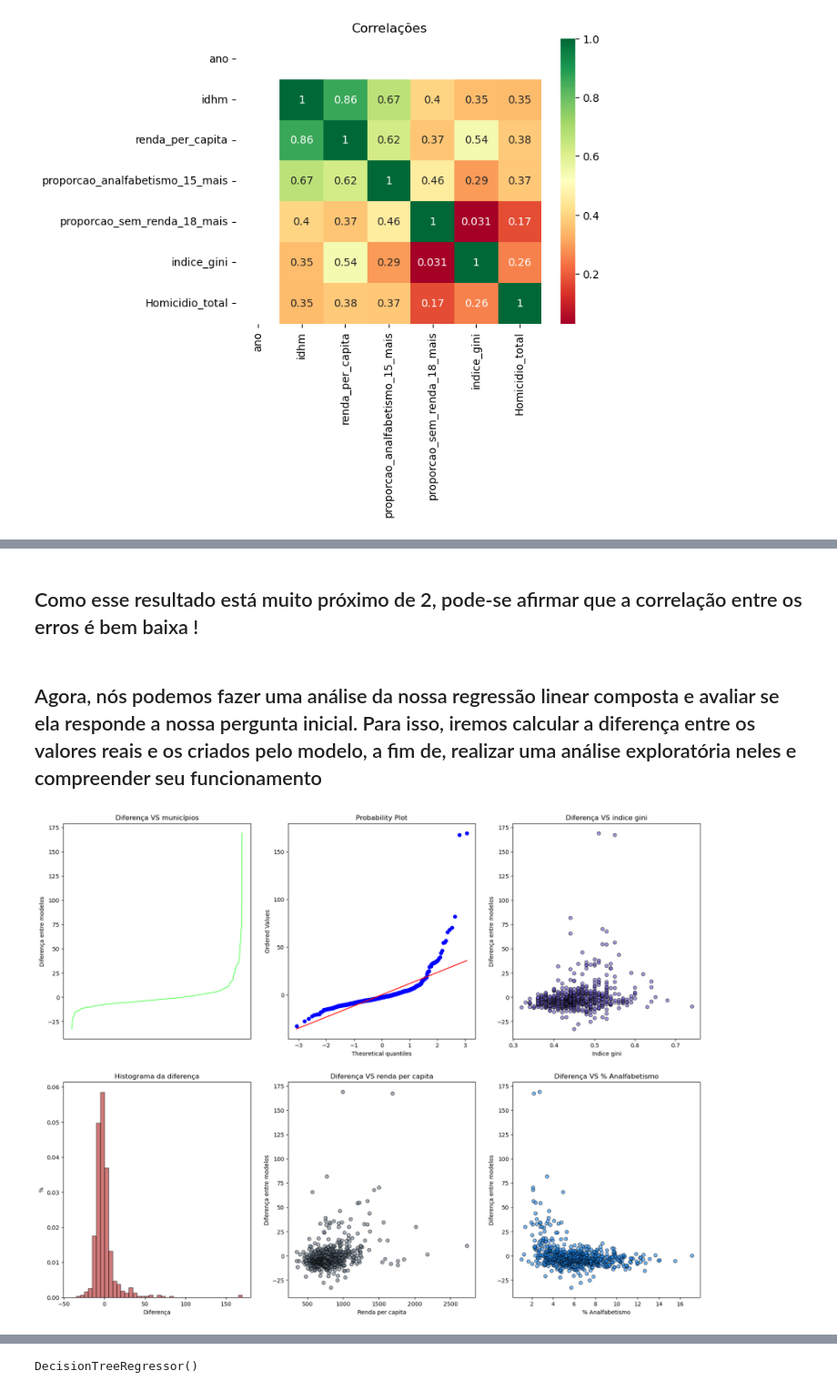
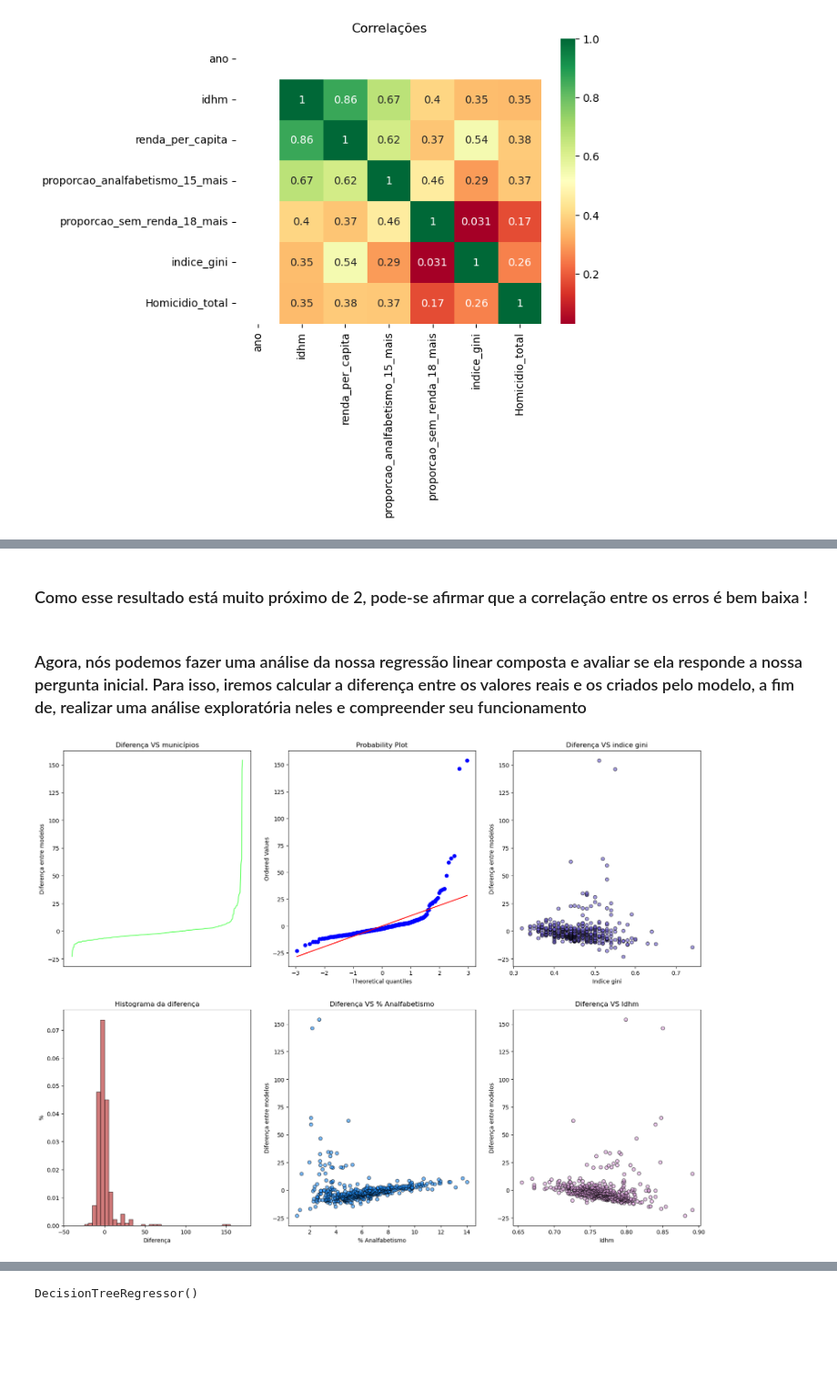
Before and after one commit to felipebns/P2_Cdados, a Jupyter notebook: p2_cdados.ipynb, the cells around one changed output, grey strips where cells are left out. Shown at 91% size. Saved outputs shown, nothing was run; the diff lists cells and outputs as text; code cells hidden in the pictures; blank space fills up the shorter version.

```diff
--- a/p2_cdados.ipynb
+++ b/p2_cdados.ipynb
@@ -305,7 +306,7 @@ strong multicollinearity or other numerical problems.
 # %%
-X = tabela_sem_sp[['renda_per_capita','proporcao_analfabetismo_15_mais', 'indice_gini']] #retirando prop_agua_sem_esgoto
+X = df_treino[['proporcao_analfabetismo_15_mais', 'idhm','indice_gini']] #retirando idhm
 
-Y = tabela_sem_sp['Homicidio_total']
+Y = df_treino['Homicidio_total']
 # %%
 modelo_regress = regress(Y, X)
 
@@ -347,10 +346,10 @@ resultado
 # %% [markdown]
-## Como esse resultado está muito próximo de 2, pode-se afirmar que a correlação entre os erros é bem baixa !
+### Como esse resultado está muito próximo de 2, pode-se afirmar que a correlação entre os erros é bem baixa !
 # %% [markdown]
-## Agora, nós podemos fazer uma análise da nossa regressão linear composta e avaliar se ela responde a nossa pergunta inicial. Para isso, iremos calcular a diferença entre os valores reais e os criados pelo modelo, a fim de, realizar uma análise exploratória neles e compreender seu funcionamento
+### Agora, nós podemos fazer uma análise da nossa regressão linear composta e avaliar se ela responde a nossa pergunta inicial. Para isso, iremos calcular a diferença entre os valores reais e os criados pelo modelo, a fim de, realizar uma análise exploratória neles e compreender seu funcionamento
 # %%
 y = modelo_regress.predict()
-df_modelo1 = tabela_sem_sp.loc[:, ('id_municipio', 'Homicidio_total', 'indice_gini', 'renda_per_capita', 'proporcao_analfabetismo_15_mais')]
+df_modelo1 = df_treino.loc[:, ('id_municipio', 'Homicidio_total', 'indice_gini', 'proporcao_analfabetismo_15_mais','idhm')]
 df_modelo1['y'] = y
 df_modelo1['diferença'] = df_modelo1.Homicidio_total-df_modelo1.y
 df_modelo1 = df_modelo1.sort_values('diferença')
@@ -364,40 +363,40 @@ plt.gca().axes.get_xaxis().set_visible(False) #retirando a legenda no eixo x, es
 plt.ylabel('Diferença entre modelos')
 plt.title('Diferença VS municípios')
 
 #probplot dos resíduis
 plt.subplot(2,3,2)
 stats.probplot(df_modelo1.diferença, dist='norm', plot=plt)
 
 #diferença vs indice_gini
 plt.subplot(2,3,3)
 plt.scatter(df_modelo1.indice_gini, df_modelo1.diferença, color='slateblue', alpha=0.6, edgecolors='black')
 plt.ylabel('Diferença entre modelos')
 plt.xlabel('Indice gini')
 plt.title('Diferença VS indice gini')
 
 #Histograma da diferença
 plt.subplot(2,3,4)
 bins = np.arange(-40, 175, 5)
 plt.hist(df_modelo1.diferença, bins=bins, density=True, color='firebrick', edgecolor='black', alpha=0.6)
 plt.ylabel('%')
 plt.xlabel('Diferença')
 plt.title('Histograma da diferença')
 
-#Diferença vs renda per capita
+#Diferença vs analfabetismo
 plt.subplot(2,3,5)
-plt.scatter(df_modelo1.renda_per_capita, df_modelo1.diferença, color='slategrey', alpha=0.6, edgecolors='black')
-plt.ylabel('Diferença entre modelos')
-plt.xlabel('Renda per capita')
-plt.title('Diferença VS renda per capita')
-
-#Diferença vs analfabetismo
-plt.subplot(2,3,6)
 plt.scatter(df_modelo1.proporcao_analfabetismo_15_mais, df_modelo1.diferença, color='dodgerblue', alpha=0.6, edgecolors='black')
 plt.ylabel('Diferença entre modelos')
 plt.xlabel('% Analfabetismo')
 plt.title('Diferença VS % Analfabetismo')
 
+#Diferença vs idhm
+plt.subplot(2,3,6)
+plt.scatter(df_modelo1.idhm, df_modelo1.diferença, color='plum', alpha=0.6, edgecolors='black')
+plt.ylabel('Diferença entre modelos')
+plt.xlabel('Idhm')
+plt.title('Diferença VS Idhm')
+
 plt.show()
 # %% [output]
-[figure, old version]
+[figure, new version]
 # %% [markdown]
```
Also changed, not shown: parts of 35 cells of this notebook.
